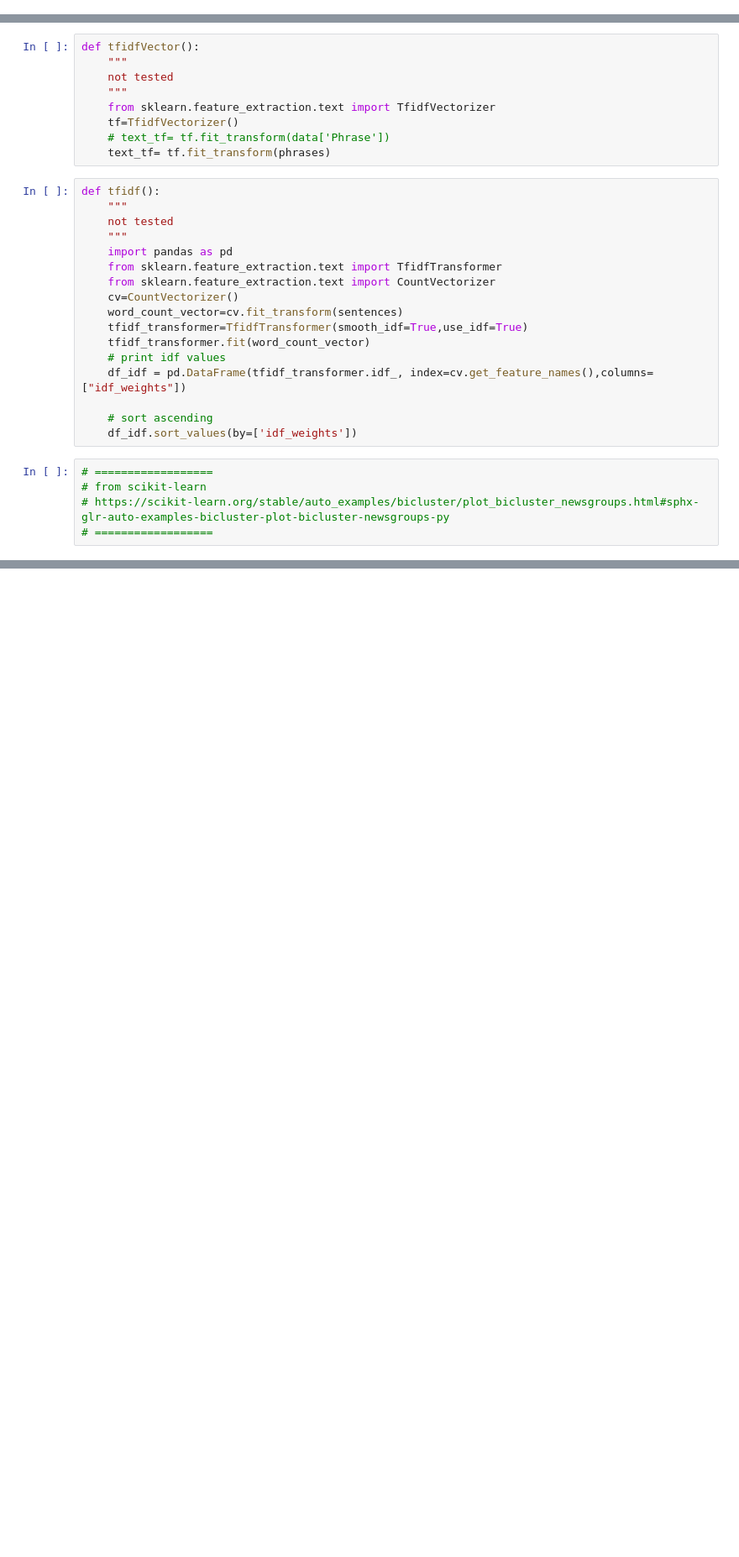
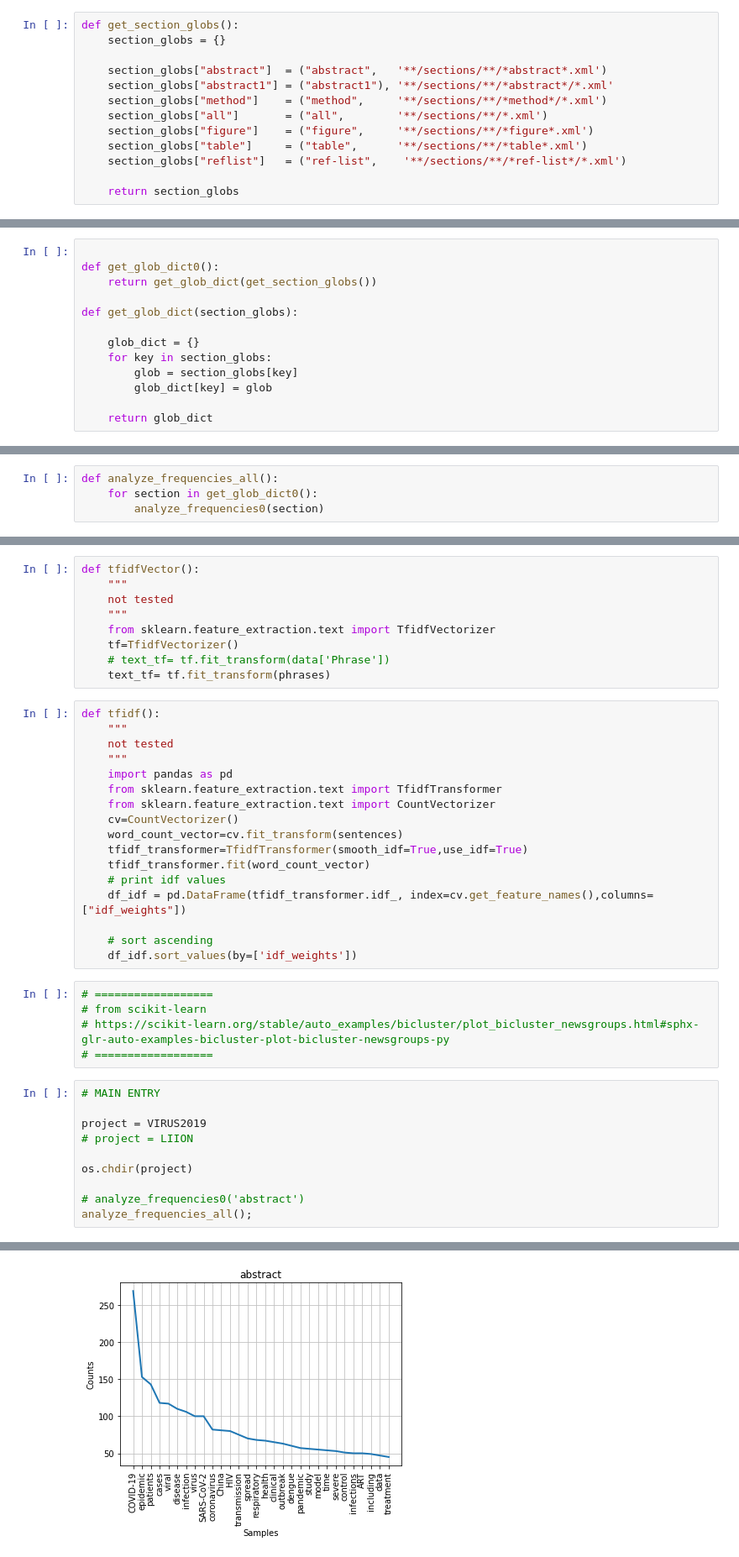
Before and after one commit to aishdharan/openvirusdev, a Jupyter notebook: ipynb/text.ipynb, the cells around one changed output, grey strips where cells are left out. Shown at 84% size. Drawn from its saved outputs; the diff is of its cells as text; blank space fills up the shorter version.

```diff
--- a/ipynb/text.ipynb
+++ b/ipynb/text.ipynb
@@ -25,3 +21,16 @@ os.chdir(project)
+# %%
+def get_section_globs():
+    section_globs = {}
+
+    section_globs["abstract"]  = ("abstract",   '**/sections/**/*abstract*.xml')
+    section_globs["abstract1"] = ("abstract1"), '**/sections/**/*abstract*/*.xml'
+    section_globs["method"]    = ("method",     '**/sections/**/*method*/*.xml')
+    section_globs["all"]       = ("all",        '**/sections/**/*.xml')
+    section_globs["figure"]    = ("figure",     '**/sections/**/*figure*.xml')
+    section_globs["table"]     = ("table",      '**/sections/**/*table*.xml')
+    section_globs["reflist"]   = ("ref-list",    '**/sections/**/*ref-list*/*.xml')
+
+    return section_globs
 # %%
 def get_globbed_files(directory, file_glob, recurse=True):
     """
@@ -70,3 +57,16 @@ number of PMC*/sections/**/*figure*.xml files in /Users/pm286/projects/open-batt
+# %%
+
+def get_glob_dict0():
+    return get_glob_dict(get_section_globs())
+
+def get_glob_dict(section_globs):
+
+    glob_dict = {}
+    for key in section_globs:
+        glob = section_globs[key]
+        glob_dict[key] = glob
+
+    return glob_dict
 # %%
 def read_text_contents(text_files):
     os.chdir(project)
@@ -111,3 +128,7 @@ def remove_xml_punkt_tokenize_stopwords(text_contents, minlen=2, lang='english')
 # %% [output]
 [nltk_data] Downloading package punkt to /Users/pm286/nltk_data...
 [nltk_data]   Package punkt is already up-to-date!
+# %%
+def analyze_frequencies_all():
+    for section in get_glob_dict0():
+        analyze_frequencies0(section)
@@ -226,3 +236,14 @@ def tfidf():
 # from scikit-learn
 # https://scikit-learn.org/stable/auto_examples/bicluster/plot_bicluster_newsgroups.html#sphx-glr-auto-examples-bicluster-plot-bicluster-newsgroups-py
 # ==================
+# %%
+# MAIN ENTRY
+
+project = VIRUS2019
+# project = LIION
+
+os.chdir(project)
+
+# analyze_frequencies0('abstract')
+analyze_frequencies_all();
+# %% [output]
@@ -228,0 +254 @@ def tfidf():
+[figure, added]
```
Also changed, not shown: parts of 9 cells of this notebook.
